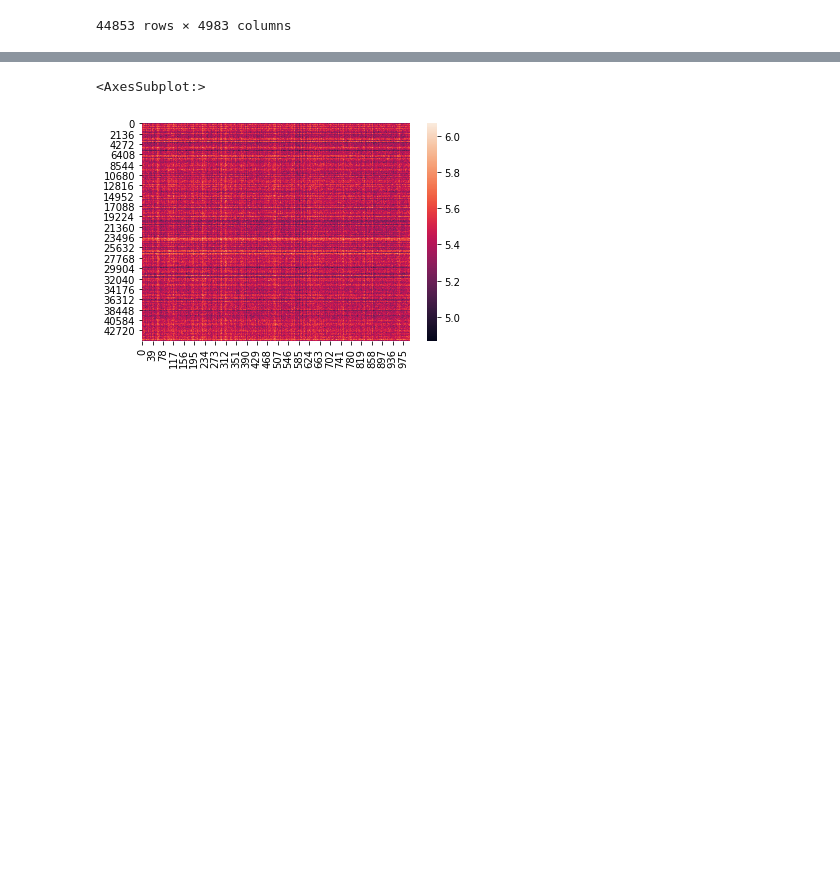
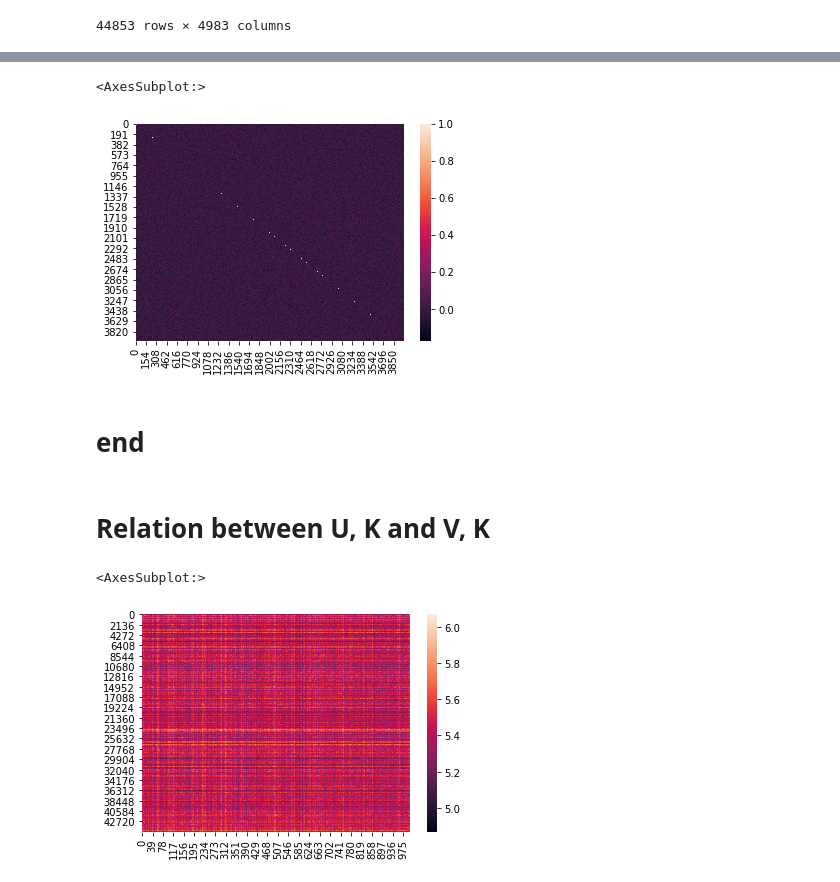
Before and after one commit to rishad1234/Matrix-factorization, a Jupyter notebook: matrix_factor_test1.ipynb, the cells around one changed output, grey strips where cells are left out. Cells and saved outputs as stored; diff of their text form; code cells hidden in the pictures; blank space fills up the shorter version.

```diff
--- a/matrix_factor_test1.ipynb
+++ b/matrix_factor_test1.ipynb
@@ -418,3 +366,12 @@ display(df_V)
+# %%
+sns.heatmap(cosine_v)
+# %% [output]
+<AxesSubplot:>
+[figure, added]
+# %% [markdown]
+# end
+# %% [markdown]
+# Relation between U, K and V, K
 # %%
 #recomendations
 import seaborn as sns
```
Also changed, not shown: parts of 34 cells of this notebook.
